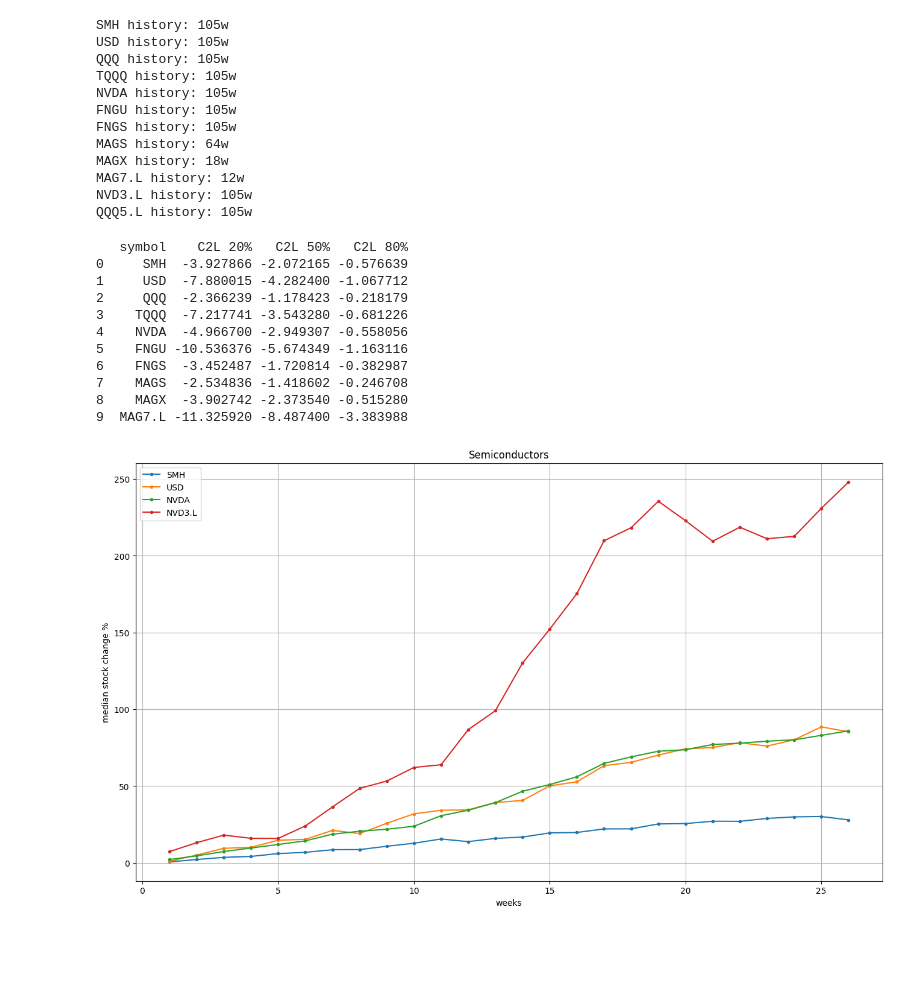
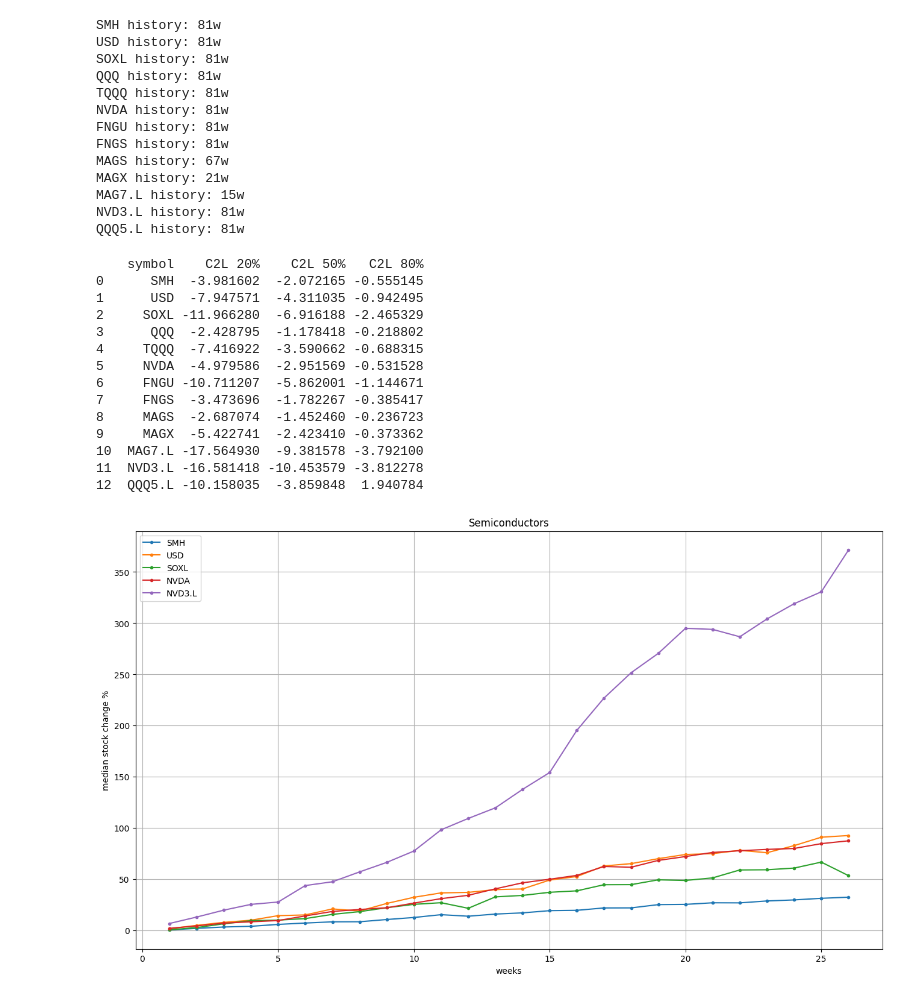
Before and after one commit to dotchev/stox, a Jupyter notebook: weekly-stocks.ipynb, the cells around one changed output. Cells and saved outputs as stored; diff of their text form; code cells hidden in the pictures; blank space fills up the shorter version.

```diff
--- a/weekly-stocks.ipynb
+++ b/weekly-stocks.ipynb
@@ -5,26 +5,27 @@ import matplotlib.pyplot as plt
 from statistics import mean
 from datetime import date
 # %%
-start_date = '2022-6-26'
+start_date = '2023-1-1'
 history_map = {}
-for symbol in ['SMH','USD','QQQ','TQQQ','NVDA','FNGU','FNGS','MAGS','MAGX','MAG7.L','NVD3.L','QQQ5.L']:
+for symbol in ['SMH','USD','SOXL','QQQ','TQQQ','NVDA','FNGU','FNGS','MAGS','MAGX','MAG7.L','NVD3.L','QQQ5.L']:
     tickerData = yf.Ticker(symbol)
     history = tickerData.history(interval='1wk', start=start_date, end=date.today()) # prices are adjusted for splits
     print(f'{symbol} history: {len(history)}w')
     history_map[symbol] = history
 # %% [output]
-SMH history: 105w
-USD history: 105w
-QQQ history: 105w
-TQQQ history: 105w
-NVDA history: 105w
-FNGU history: 105w
-FNGS history: 105w
-MAGS history: 64w
-MAGX history: 18w
-MAG7.L history: 12w
-NVD3.L history: 105w
-QQQ5.L history: 105w
+SMH history: 81w
+USD history: 81w
+SOXL history: 81w
+QQQ history: 81w
+TQQQ history: 81w
+NVDA history: 81w
+FNGU history: 81w
+FNGS history: 81w
+MAGS history: 67w
+MAGX history: 21w
+MAG7.L history: 15w
+NVD3.L history: 81w
+QQQ5.L history: 81w
 # %%
 rows = []
 for symbol in history_map:
@@ -39,43 +40,46 @@ for symbol in history_map:
 C2L = pd.DataFrame(rows)
 print(C2L)
 # %% [output]
-   symbol    C2L 20%   C2L 50%   C2L 80%
-0     SMH  -3.927866 -2.072165 -0.576639
-1     USD  -7.880015 -4.282400 -1.067712
-2     QQQ  -2.366239 -1.178423 -0.218179
-3    TQQQ  -7.217741 -3.543280 -0.681226
-4    NVDA  -4.966700 -2.949307 -0.558056
-5    FNGU -10.536376 -5.674349 -1.163116
-6    FNGS  -3.452487 -1.720814 -0.382987
-7    MAGS  -2.534836 -1.418602 -0.246708
-8    MAGX  -3.902742 -2.373540 -0.515280
-9  MAG7.L -11.325920 -8.487400 -3.383988
+    symbol    C2L 20%    C2L 50%   C2L 80%
+0      SMH  -3.981602  -2.072165 -0.555145
+1      USD  -7.947571  -4.311035 -0.942495
+2     SOXL -11.966280  -6.916188 -2.465329
+3      QQQ  -2.428795  -1.178418 -0.218802
+4     TQQQ  -7.416922  -3.590662 -0.688315
+5     NVDA  -4.979586  -2.951569 -0.531528
+6     FNGU -10.711207  -5.862001 -1.144671
+7     FNGS  -3.473696  -1.782267 -0.385417
+8     MAGS  -2.687074  -1.452460 -0.236723
+9     MAGX  -5.422741  -2.423410 -0.373362
+10  MAG7.L -17.564930  -9.381578 -3.792100
+11  NVD3.L -16.581418 -10.453579 -3.812278
+12  QQQ5.L -10.158035  -3.859848  1.940784
 # %%
 # Plot median stock change over number of weeks
 max_weeks = 26
 df = pd.DataFrame()
 # %%
-symbols = ['SMH','USD','NVDA','NVD3.L']
+symbols = ['SMH','USD','SOXL','NVDA','NVD3.L']
 for symbol in symbols:
     history = history_map[symbol]
     stock_change_median = [None]
     for weeks in range(1, max_weeks+1):
         if len(history) <= weeks:
             stock_change_median.append(None)
         else:
             stock_changes = history['Close'].pct_change(periods=weeks) * 100
             stock_change_median.append(stock_changes.median())
     # plt.plot(stock_change_median, label=symbol, marker='.')
     df[symbol] = stock_change_median
 
 df[symbols].plot(figsize=(16,9), marker='.')
 plt.legend()
 plt.title('Semiconductors')
 plt.xlabel('weeks')
 plt.ylabel('median stock change %')
 plt.grid()
 # %% [output]
-[figure, old version]
+[figure, new version]
 # %%
 print(f'USD:SMH {(df.USD / df.SMH).median():.1f}')
 print(f'NVD3.L:NVDA {(df["NVD3.L"] / df.NVDA).median():.1f}')
```
Also changed, not shown: parts of 3 cells of this notebook, 5 other files.
